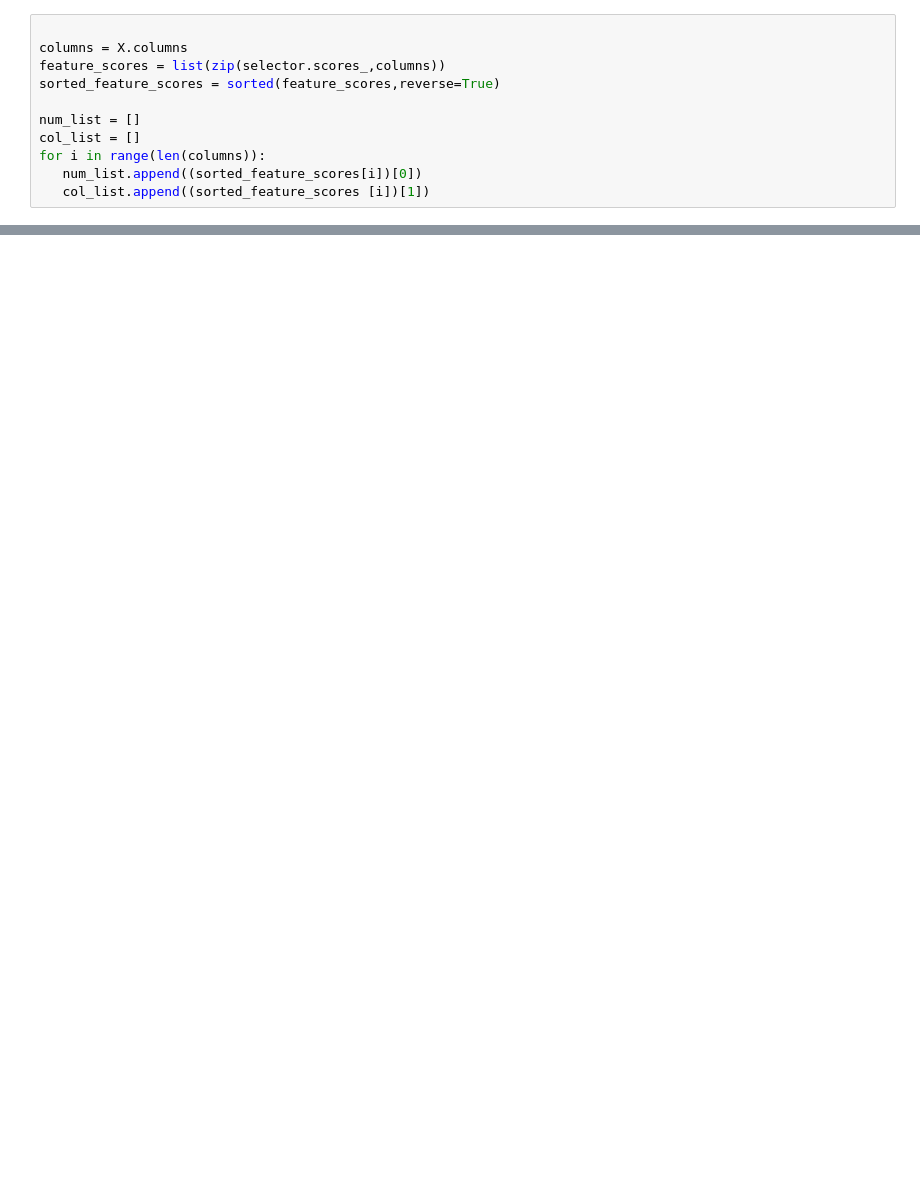
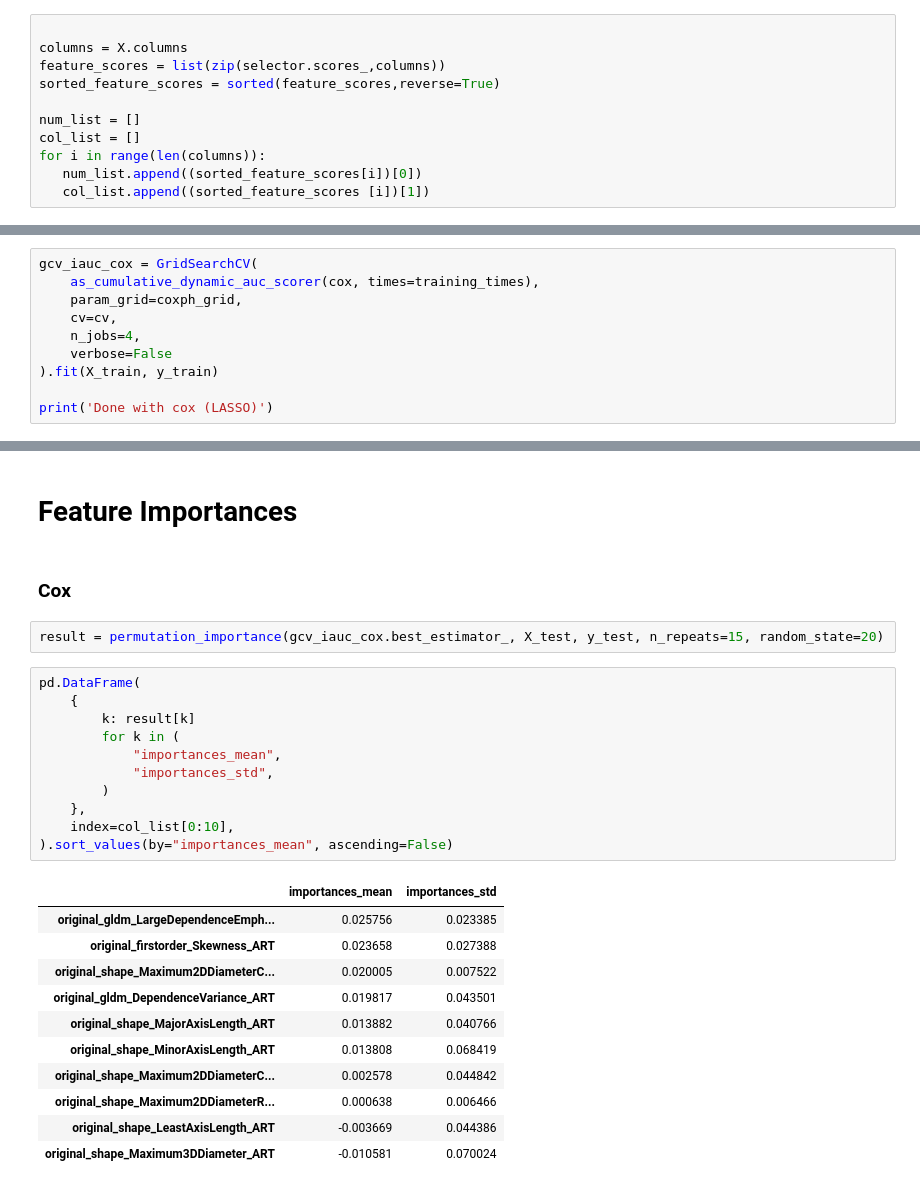
Before and after one commit to V1ncenttt/liver-cancer-survival-analysis, a Jupyter notebook: src/models.ipynb, the cells around one changed output, grey strips where cells are left out. Cells and saved outputs as stored; diff of their text form; blank space fills up the shorter version.

```diff
--- a/src/models.ipynb
+++ b/src/models.ipynb
@@ -178,0 +193,10 @@ sum(fn(1825) for fn in surv_funcs)
+# %%
+gcv_iauc_cox = GridSearchCV(
+    as_cumulative_dynamic_auc_scorer(cox, times=training_times),
+    param_grid=coxph_grid,
+    cv=cv,
+    n_jobs=4,
+    verbose=False
+).fit(X_train, y_train)
+
+print('Done with cox (LASSO)')
@@ -178,0 +370,29 @@ sum(fn(1825) for fn in surv_funcs)
+# %% [markdown]
+# Feature Importances
+# %% [markdown]
+### Cox
+# %%
+result = permutation_importance(gcv_iauc_cox.best_estimator_, X_test, y_test, n_repeats=15, random_state=20)
+# %%
+pd.DataFrame(
+    {
+        k: result[k]
+        for k in (
+            "importances_mean",
+            "importances_std",
+        )
+    },
+    index=col_list[0:10],
+).sort_values(by="importances_mean", ascending=False)
+# %% [output]
+|  | importances_mean | importances_std |
+| original_gldm_LargeDependenceEmph... | 0.025756 | 0.023385 |
+| original_firstorder_Skewness_ART | 0.023658 | 0.027388 |
+| original_shape_Maximum2DDiameterC... | 0.020005 | 0.007522 |
+| original_gldm_DependenceVariance_ART | 0.019817 | 0.043501 |
+| original_shape_MajorAxisLength_ART | 0.013882 | 0.040766 |
+| original_shape_MinorAxisLength_ART | 0.013808 | 0.068419 |
+| original_shape_Maximum2DDiameterC... | 0.002578 | 0.044842 |
+| original_shape_Maximum2DDiameterR... | 0.000638 | 0.006466 |
+| original_shape_LeastAxisLength_ART | -0.003669 | 0.044386 |
+| original_shape_Maximum3DDiameter_ART | -0.010581 | 0.070024 |
```
Also changed, not shown: parts of 64 cells of this notebook.
